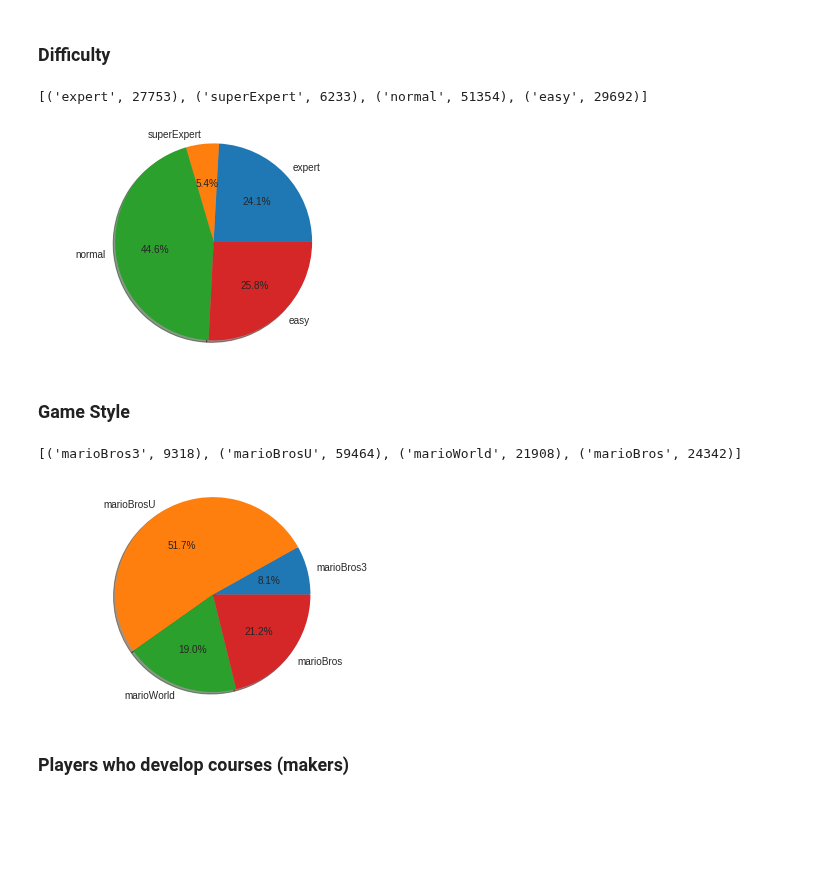
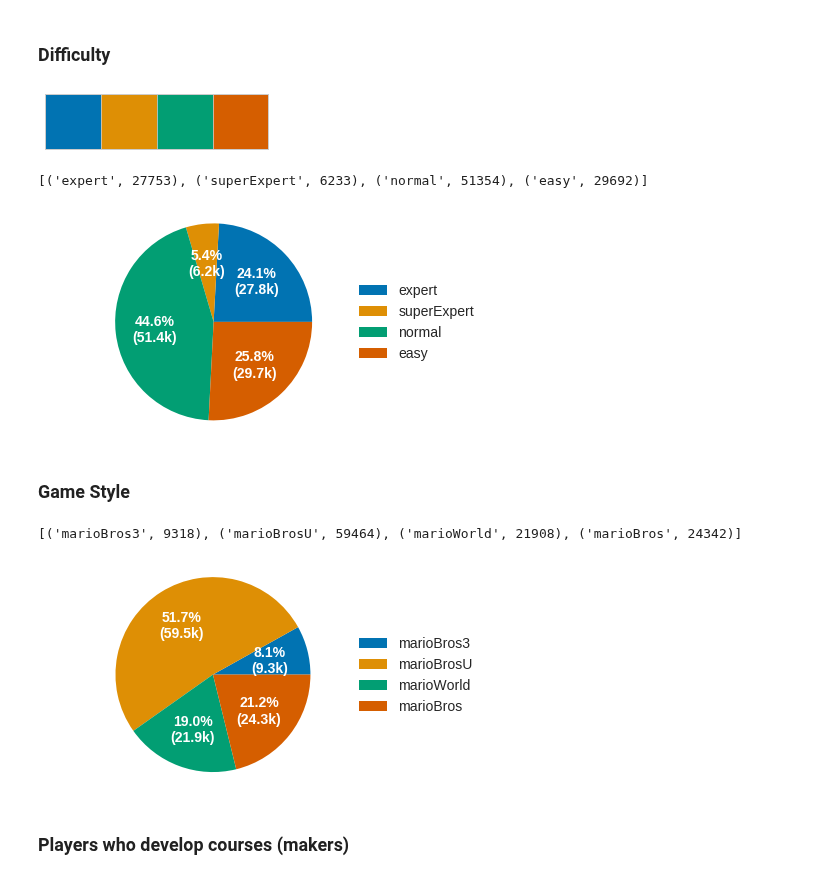
Before and after one commit to leomaurodesenv/smmnet, a Jupyter notebook: jupyter/game-maps.ipynb, the cells around one changed output. Drawn from its saved outputs; the diff is of its cells as text; code cells hidden in the pictures; blank space fills up the shorter version.

Commit message:
improve game-maps plots

```diff
--- a/jupyter/game-maps.ipynb
+++ b/jupyter/game-maps.ipynb
@@ -15,8 +16,9 @@ Read data
 # %%
 file = 'courses.csv'
 dataset_folder = '../input'
+plot_folder = '../plot'
 
-df = pd.read_csv('%s/%s' % (dataset_folder, file), sep='\t', encoding='utf-8')
+courses = pd.read_csv('%s/%s' % (dataset_folder, file), sep='\t', encoding='utf-8')
 # %% [markdown]
 ## Overview
 # %%
@@ -28,36 +30,54 @@ df.head(3)
 | 2 | 07F7-0000-030F-A51B | superExpert | marioWorld | Wiggle133 | Pow-Ing (Speedrun) (^o^) | https://dypqnhofrd2x2.cloudfront.... | https://dypqnhofrd2x2.cloudfront.... | 2017-03-14 00:00:00 |
 # %% [markdown]
 ### Difficulty
+# %%
+# palette of colors
+current_palette = sns.color_palette('colorblind', 4)
+sns.palplot(current_palette)
+# %% [output]
+[figure, added]
 # %%
 # values
-labels = df['difficulty'].unique().tolist()
-values = [sum(df['difficulty'] == label) for label in labels]
+labels = courses['difficulty'].unique().tolist()
+values = [sum(courses['difficulty'] == label) for label in labels]
 print(list(zip(labels, values)))
 
+# autopct pie plot - function
+def func(pct, allvals):
+    absolute = float(pct/100.*np.sum(allvals))/1000.0
+    return "{:.1f}%\n({:.1f}k)".format(pct, absolute)
+
 # plot
+fontsize = 14
 fig, ax = plt.subplots()
-ax.pie(values, labels=labels, autopct='%1.1f%%', shadow=True)
+ax.pie(values, autopct=lambda pct: func(pct, values), colors=current_palette,
+       textprops={'color':'w','fontsize':fontsize,'weight':'bold'})
+lgd = ax.legend(labels, loc='center left', bbox_to_anchor=(0.9, 0, 0.5, 1), prop={'size':fontsize})
 ax.axis('equal')
+plt.savefig('%s/%s.pdf' % (plot_folder, 'difficulty'), dpi=300, bbox_extra_artists=(lgd,), bbox_inches='tight')
 plt.show()
 # %% [output]
 [('expert', 27753), ('superExpert', 6233), ('normal', 51354), ('easy', 29692)]
-[figure, old version]
+[figure, new version]
 # %% [markdown]
 ### Game Style
 # %%
 # values
-labels = df['gameStyle'].unique().tolist()
-values = [sum(df['gameStyle'] == label) for label in labels]
+labels = courses['gameStyle'].unique().tolist()
+values = [sum(courses['gameStyle'] == label) for label in labels]
 print(list(zip(labels, values)))
 
 # plot
 fig, ax = plt.subplots()
-ax.pie(values, labels=labels, autopct='%1.1f%%', shadow=True)
+ax.pie(values, autopct=lambda pct: func(pct, values), colors=current_palette,
+       textprops={'color':'w','fontsize':fontsize,'weight':'bold'})
+lgd = ax.legend(labels, loc='center left', bbox_to_anchor=(0.9, 0, 0.5, 1), prop={'size':fontsize})
 ax.axis('equal')
+plt.savefig('%s/%s.pdf' % (plot_folder, 'gameStyle'), dpi=300, bbox_extra_artists=(lgd,), bbox_inches='tight')
 plt.show()
 # %% [output]
 [('marioBros3', 9318), ('marioBrosU', 59464), ('marioWorld', 21908), ('marioBros', 24342)]
-[figure, old version]
+[figure, new version]
 # %% [markdown]
 ### Players who develop courses (makers)
 # %%
```
Also changed, not shown: parts of 4 cells of this notebook, 3 other files.
